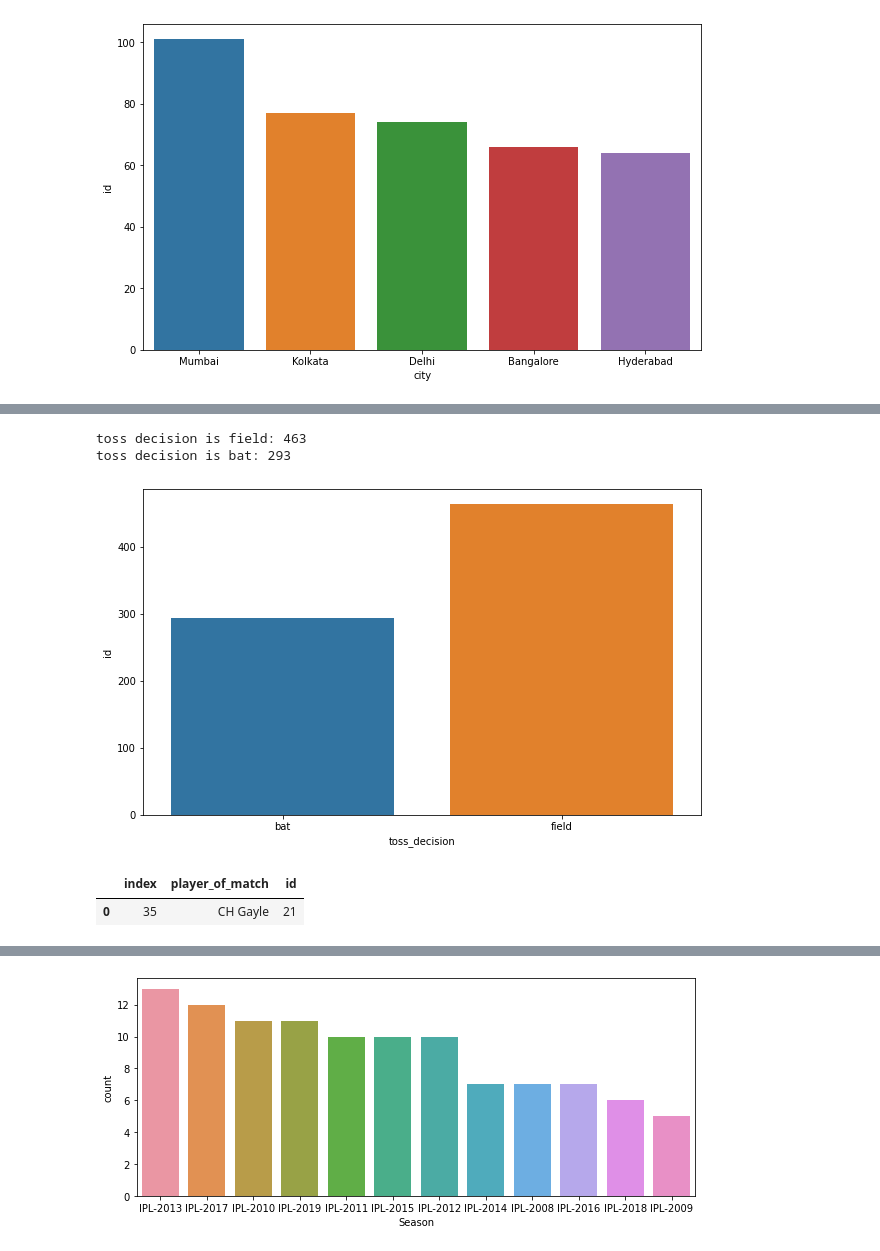
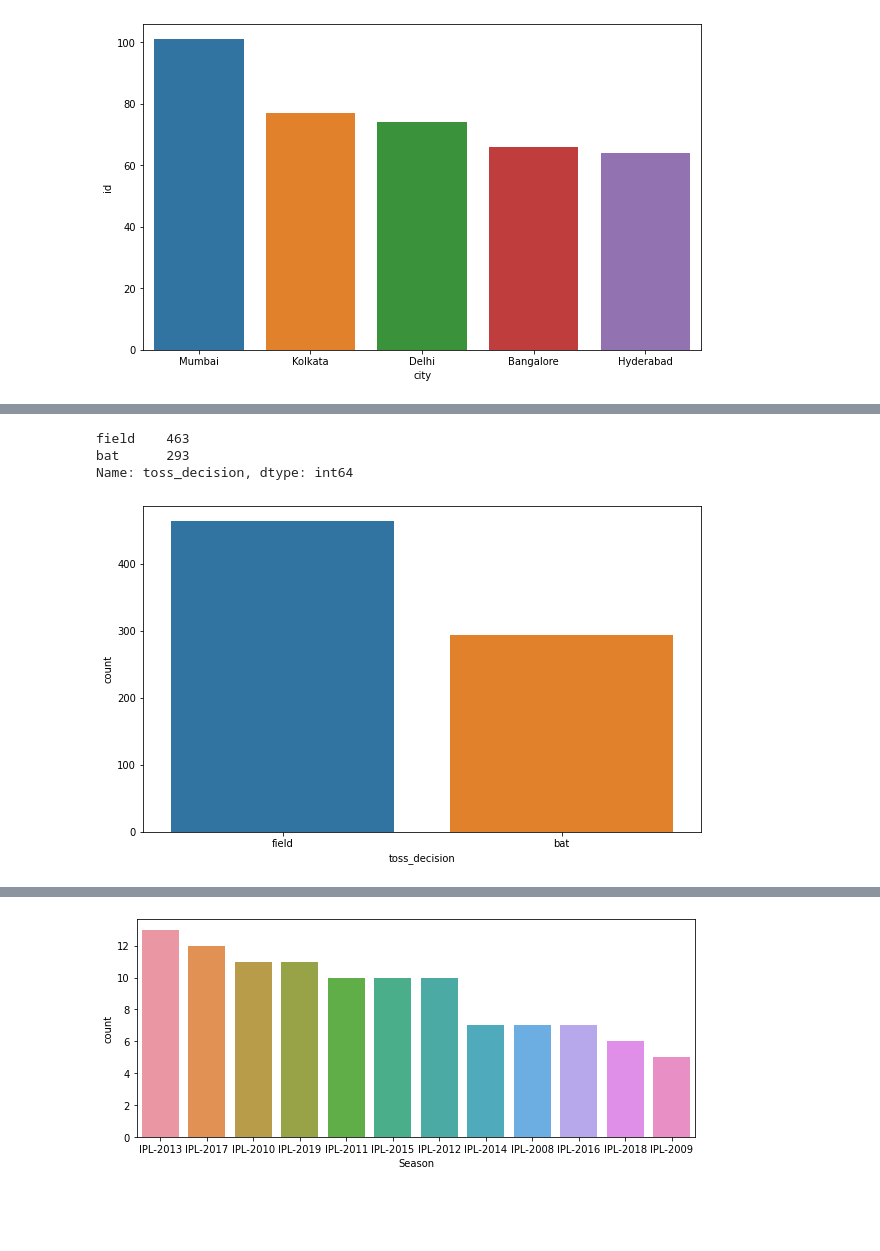
Before and after one commit to sulagna206/IPL-data, a Jupyter notebook: EDA.ipynb, the cells around one changed output, grey strips where cells are left out. Cells and saved outputs as stored; diff of their text form; code cells hidden in the pictures; blank space fills up the shorter version.

```diff
--- a/EDA.ipynb
+++ b/EDA.ipynb
@@ -158,17 +215,14 @@ plt.show()
 # %%
 #probability of choosing field / bat on winning toss
-prob_field = (data[data['toss_decision']=='field'])['id'].count()
-print("toss decision is field:",prob_field)
-prob_bat = (data[data['toss_decision']=='bat'])['id'].count()
-print("toss decision is bat:",prob_bat)
+data['toss_decision'].value_counts()
 # %% [output]
-toss decision is field: 463
-toss decision is bat: 293
+field    463
+bat      293
+Name: toss_decision, dtype: int64
 # %%
 #probability of choosing field / bat on winning toss as graph
 plt.figure(figsize=(10,6))
-prob_toss = data.groupby('toss_decision',as_index=False)['id'].count()
-sns.barplot(x=prob_toss['toss_decision'],y=prob_toss['id'],data=prob_toss)
+sns.countplot(x=data['toss_decision'])
 plt.show()
 # %% [output]
-[figure, old version]
+[figure, new version]
@@ -179,6 +228,0 @@ man_of_match = (man_of_match.sort_values('id',ascending=False)).reset_index()
-# %%
-#highest winning player of match
-man_of_match[man_of_match['id']==man_of_match['id'].max()]
-# %% [output]
-|  | index | player_of_match | id |
-| 0 | 35 | CH Gayle | 21 |
```
Also changed, not shown: parts of 17 cells of this notebook.
